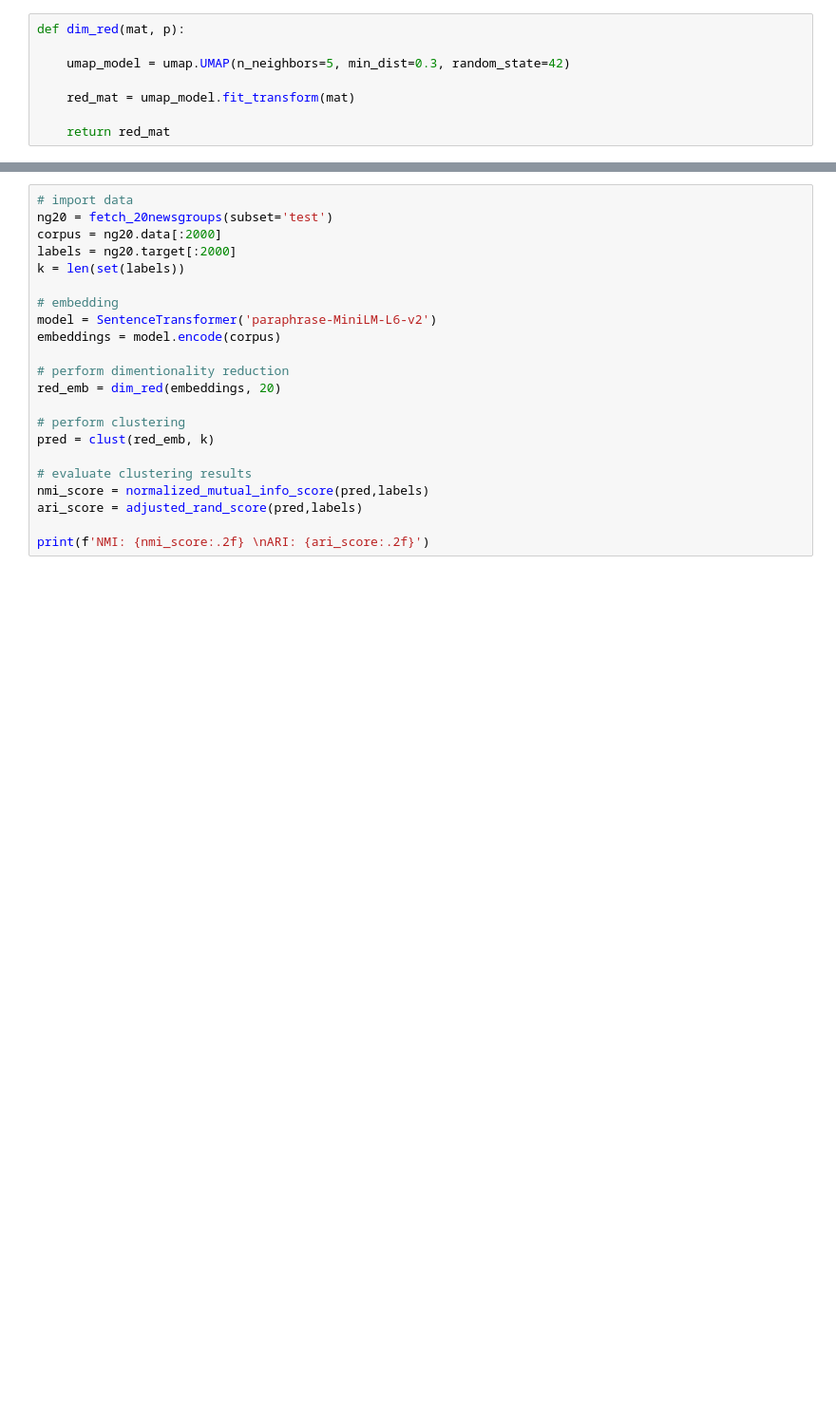
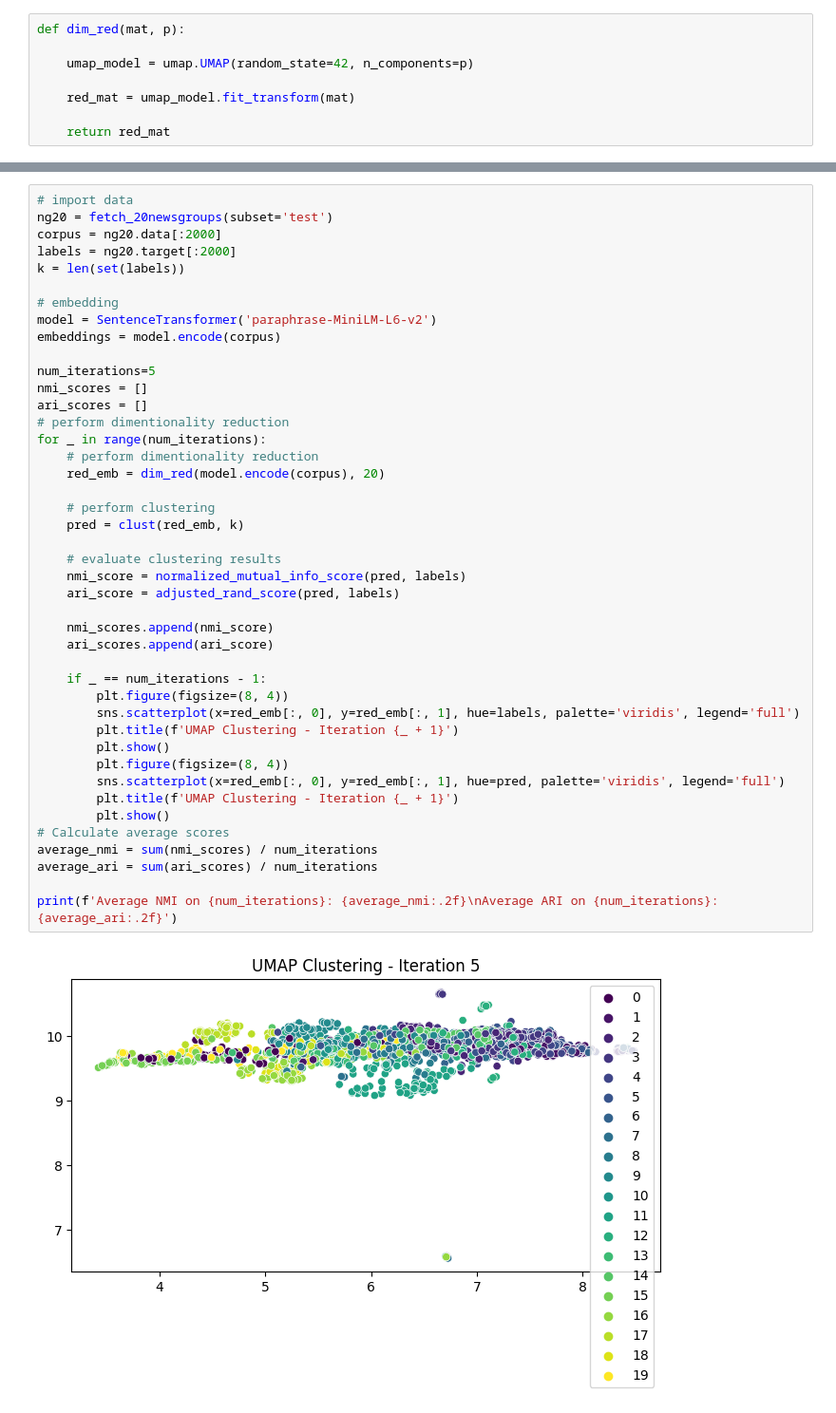
Before and after one commit to Kabli-Ayoub/Examen-Data-Engineering, a Jupyter notebook: experiments/NB_UMAP.ipynb, the cells around one changed output, grey strips where cells are left out. Shown: that part at 95% size. Cells and saved outputs as stored; diff of their text form; blank space fills up the shorter version.

Commit message:
pushing changes of NB_UMAP

```diff
--- a/experiments/NB_UMAP.ipynb
+++ b/experiments/NB_UMAP.ipynb
@@ -8,7 +10,7 @@ from sklearn.cluster import KMeans
 # %%
 def dim_red(mat, p):
 
-    umap_model = umap.UMAP(n_neighbors=5, min_dist=0.3, random_state=42)
+    umap_model = umap.UMAP(random_state=42, n_components=p)
 
     red_mat = umap_model.fit_transform(mat)
 
@@ -23,22 +26,45 @@ def clust(mat, k):
 # %%
 # import data
 ng20 = fetch_20newsgroups(subset='test')
 corpus = ng20.data[:2000]
 labels = ng20.target[:2000]
 k = len(set(labels))
 
 # embedding
 model = SentenceTransformer('paraphrase-MiniLM-L6-v2')
 embeddings = model.encode(corpus)
 
+num_iterations=5
+nmi_scores = []
+ari_scores = []
 # perform dimentionality reduction
-red_emb = dim_red(embeddings, 20)
+for _ in range(num_iterations):
+    # perform dimentionality reduction
+    red_emb = dim_red(model.encode(corpus), 20)
 
-# perform clustering
-pred = clust(red_emb, k)
+    # perform clustering
+    pred = clust(red_emb, k)
 
-# evaluate clustering results
-nmi_score = normalized_mutual_info_score(pred,labels)
-ari_score = adjusted_rand_score(pred,labels)
+    # evaluate clustering results
+    nmi_score = normalized_mutual_info_score(pred, labels)
+    ari_score = adjusted_rand_score(pred, labels)
 
-print(f'NMI: {nmi_score:.2f} \nARI: {ari_score:.2f}')
+    nmi_scores.append(nmi_score)
+    ari_scores.append(ari_score)
+
+    if _ == num_iterations - 1:
+        plt.figure(figsize=(8, 4))
+        sns.scatterplot(x=red_emb[:, 0], y=red_emb[:, 1], hue=labels, palette='viridis', legend='full')
+        plt.title(f'UMAP Clustering - Iteration {_ + 1}')
+        plt.show()
+        plt.figure(figsize=(8, 4))
+        sns.scatterplot(x=red_emb[:, 0], y=red_emb[:, 1], hue=pred, palette='viridis', legend='full')
+        plt.title(f'UMAP Clustering - Iteration {_ + 1}')
+        plt.show()
+# Calculate average scores
+average_nmi = sum(nmi_scores) / num_iterations
+average_ari = sum(ari_scores) / num_iterations
+
+print(f'Average NMI on {num_iterations}: {average_nmi:.2f}\nAverage ARI on {num_iterations}: {average_ari:.2f}')
+# %% [output]
+[figure, added]
```
Also changed, not shown: parts of 4 cells of this notebook.
